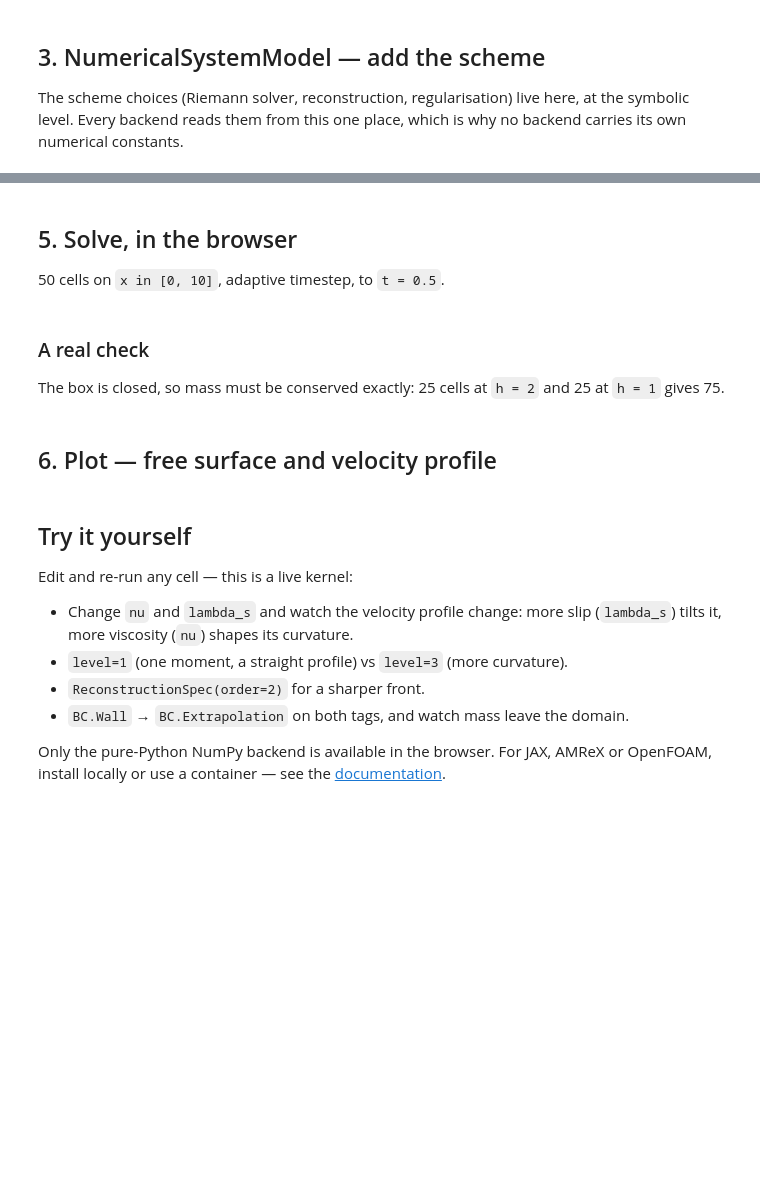
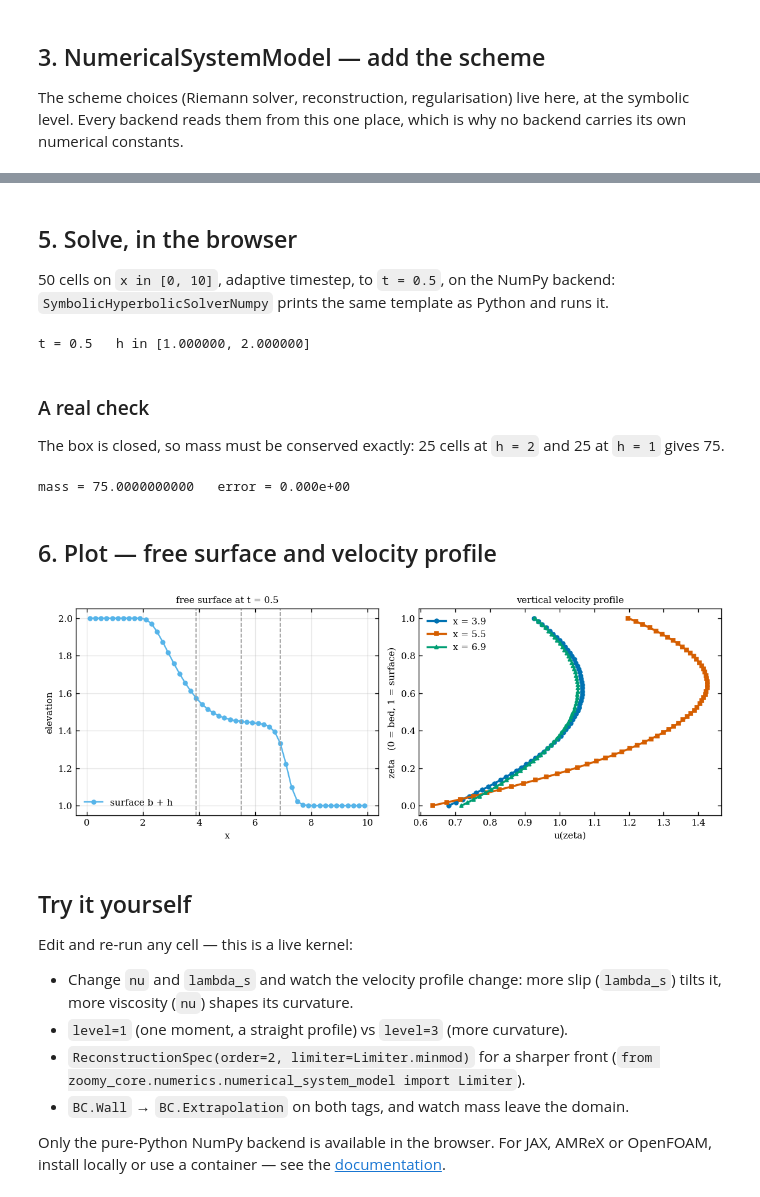
Before and after one commit to ZoomyLab/Zoomy, a Jupyter notebook: tutorials/pyodide/pyodide.ipynb, the cells around one changed output, grey strips where cells are left out. Cells and saved outputs as stored; diff of their text form; code cells hidden in the pictures; blank space fills up the shorter version.

```diff
--- a/tutorials/pyodide/pyodide.ipynb
+++ b/tutorials/pyodide/pyodide.ipynb
@@ -103,21 +189,23 @@ print("\n".join(cpp.splitlines()[:25]))
 # %% [markdown]
 ## 5. Solve, in the browser
 
-50 cells on `x in [0, 10]`, adaptive timestep, to `t = 0.5`.
+50 cells on `x in [0, 10]`, adaptive timestep, to `t = 0.5`, on the NumPy
+backend: `SymbolicHyperbolicSolverNumpy` prints the same template as Python and
+runs it.
 # %%
-from zoomy_core.mesh import BaseMesh
-from zoomy_core.fvm.solver_numpy import HyperbolicSolver
-from zoomy_core.fvm import timestepping
+from zoomy_core.mesh import LSQMesh
+from zoomy_core.symsolver.numpy_backend import SymbolicHyperbolicSolverNumpy
 
-mesh = BaseMesh.create_1d(domain=(0.0, 10.0), n_inner_cells=50)
-solver = HyperbolicSolver(time_end=0.5,
-                          compute_dt=timestepping.adaptive(CFL=0.9))
-Q, Qaux = solver.solve(mesh, nsm, write_output=False)
+mesh = LSQMesh.create_1d(domain=(0.0, 10.0), n_inner_cells=50)
+solver = SymbolicHyperbolicSolverNumpy(time_end=0.5, cfl=0.9)
+Q, Qaux = solver.setup(mesh, nsm)
+time, Q, Qaux = solver.run(Q, Qaux)
 
 n = mesh.n_inner_cells
-Q = np.asarray(Q[:, :n], dtype=float)
 b, h = Q[0], Q[1]              # moments q_0, q_1, q_2 are Q[2], Q[3], Q[4]
-print(f"h range : {h.min():.6f} .. {h.max():.6f}")
+print(f"t = {time}   h in [{h.min():.6f}, {h.max():.6f}]")
+# %% [output]
+t = 0.5   h in [1.000000, 2.000000]
 # %% [markdown]
 ### A real check
 
@@ -127,6 +215,8 @@ at `h = 1` gives 75.
 error = abs(h.sum() - 75.0)
 print(f"mass = {h.sum():.10f}   error = {error:.3e}")
 assert error < 1e-9, "wall boundaries are leaking mass"
+# %% [output]
+mass = 75.0000000000   error = 0.000e+00
 # %% [markdown]
 ## 6. Plot — free surface and velocity profile
 # %%
@@ -134,36 +224,38 @@ import matplotlib.pyplot as plt
 import zoomy_plotting as zp
 from zoomy_core.model.derivation.basisfunctions import Legendre_shifted
 
-x = mesh.cell_centers_computed()[0][:n]
+x = mesh.cell_centers[0, :n]
 order = np.argsort(x)
 
 # Vertical velocity profile from the moments — the same reconstruction the
 # coupling contract (and the GUI) use: u(zeta) = sum_i (q_i/h) phi_i(zeta),
 # with zeta = 0 the bed and zeta = 1 the free surface.
 basis = Legendre_shifted(2)
 zeta = np.linspace(0.0, 1.0, 60)
 stations = [4.0, 5.5, 7.0]
 cells = [int(np.argmin(np.abs(x - xs))) for xs in stations]
 
 with zp.apply_style():
     fig, (ax0, ax1) = plt.subplots(1, 2, figsize=(9.5, 3.6))
     # left: the free surface, with the profile stations marked
     zp.line_plot(ax0, [
         {"x": x[order], "y": (b + h)[order], "label": "surface b + h", "role": "water"},
-    ], xlabel="x", ylabel="elevation", title="free surface at t = 0.5")
+    ], xlabel="x", ylabel="elevation", title=f"free surface at t = {time}")
     for k in cells:
         ax0.axvline(x[k], color="0.6", lw=1.0, ls="--")
     ax0.legend()
     # right: the vertical velocity profile at each station
     for k in cells:
         alpha = [Q[2 + j][k] / h[k] for j in range(3)]     # (q_0, q_1, q_2) / h
         ax1.plot(basis.reconstruct_velocity_profile(alpha, N=zeta.size), zeta,
                  lw=2, label=f"x = {x[k]:.1f}")
     ax1.set_xlabel("u(zeta)")
     ax1.set_ylabel("zeta   (0 = bed, 1 = surface)")
     ax1.set_title("vertical velocity profile")
     ax1.legend()
     fig.tight_layout()
+# %% [output]
+[figure, added]
 # %% [markdown]
 ## Try it yourself
 
@@ -172,7 +264,8 @@ Edit and re-run any cell — this is a live kernel:
 - Change `nu` and `lambda_s` and watch the velocity profile change: more slip
   (`lambda_s`) tilts it, more viscosity (`nu`) shapes its curvature.
 - `level=1` (one moment, a straight profile) vs `level=3` (more curvature).
-- `ReconstructionSpec(order=2)` for a sharper front.
+- `ReconstructionSpec(order=2, limiter=Limiter.minmod)` for a sharper front
+  (`from zoomy_core.numerics.numerical_system_model import Limiter`).
 - `BC.Wall` → `BC.Extrapolation` on both tags, and watch mass leave the domain.
 
 Only the pure-Python NumPy backend is available in the browser. For JAX, AMReX
```
Also changed, not shown: parts of 7 cells of this notebook, 12 other files.
